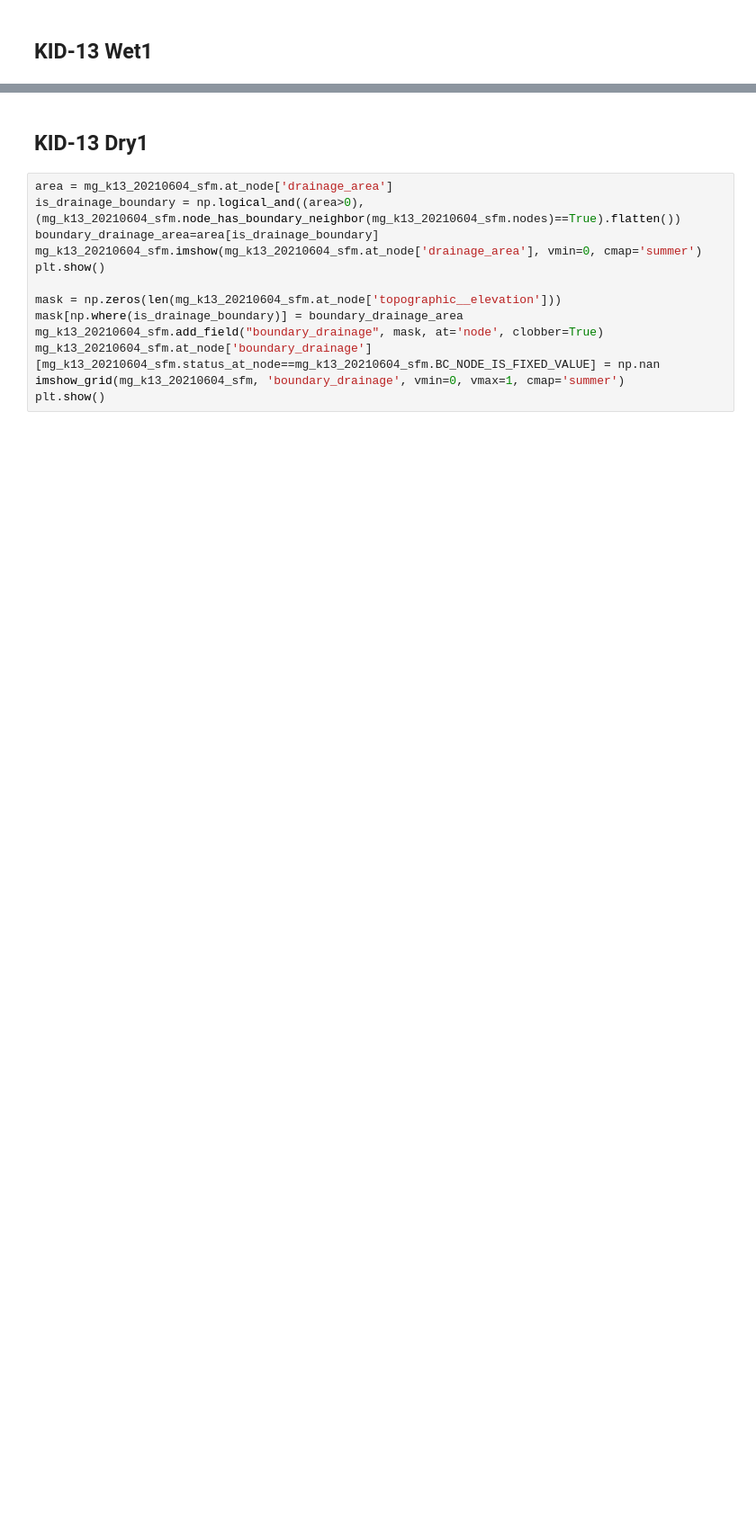
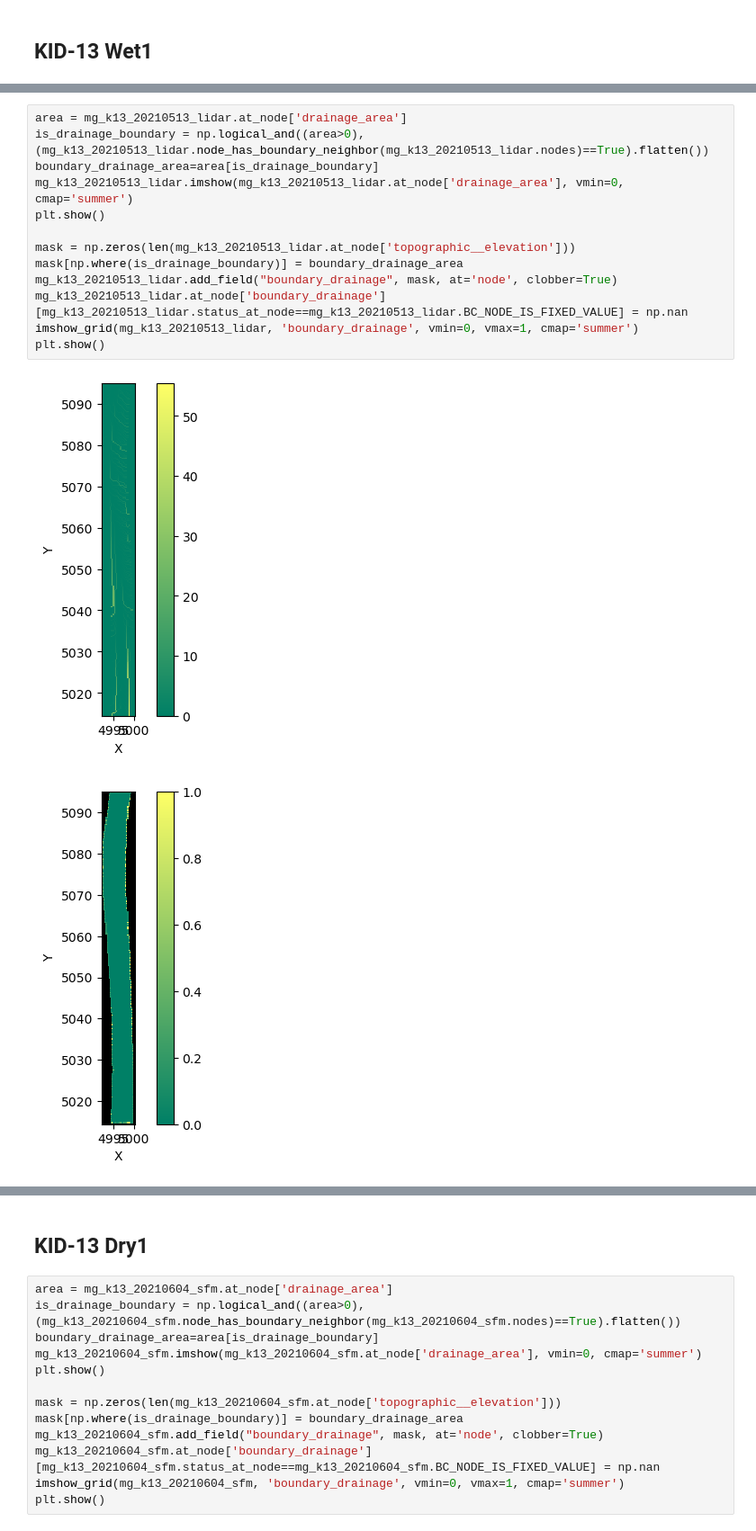
Before and after one commit to amanaster2/ll_micro, a Jupyter notebook: flowAccumulation_k13.ipynb, the cells around one changed output, grey strips where cells are left out. Shown at 90% size. Cells and saved outputs as stored; diff of their text form; blank space fills up the shorter version.

```diff
--- a/flowAccumulation_k13.ipynb
+++ b/flowAccumulation_k13.ipynb
@@ -210,2 +282,18 @@ plt.show()
+# %%
+area = mg_k13_20210513_lidar.at_node['drainage_area']
+is_drainage_boundary = np.logical_and((area>0), (mg_k13_20210513_lidar.node_has_boundary_neighbor(mg_k13_20210513_lidar.nodes)==True).flatten())
+boundary_drainage_area=area[is_drainage_boundary]
+mg_k13_20210513_lidar.imshow(mg_k13_20210513_lidar.at_node['drainage_area'], vmin=0, cmap='summer')
+plt.show()
+
+mask = np.zeros(len(mg_k13_20210513_lidar.at_node['topographic__elevation']))
+mask[np.where(is_drainage_boundary)] = boundary_drainage_area
+mg_k13_20210513_lidar.add_field("boundary_drainage", mask, at='node', clobber=True)
+mg_k13_20210513_lidar.at_node['boundary_drainage'][mg_k13_20210513_lidar.status_at_node==mg_k13_20210513_lidar.BC_NODE_IS_FIXED_VALUE] = np.nan
+imshow_grid(mg_k13_20210513_lidar, 'boundary_drainage', vmin=0, vmax=1, cmap='summer')
+plt.show()
+# %% [output]
+[figure, added]
+[figure, added]
 # %%
 mg_k13_20201109_sfm.at_node['boundary_drainage'][mg_k13_20201109_sfm.status_at_node==mg_k13_20201109_sfm.BC_NODE_IS_FIXED_VALUE] = 18000
```
Also changed, not shown: parts of 27 cells of this notebook, 1 other file.
